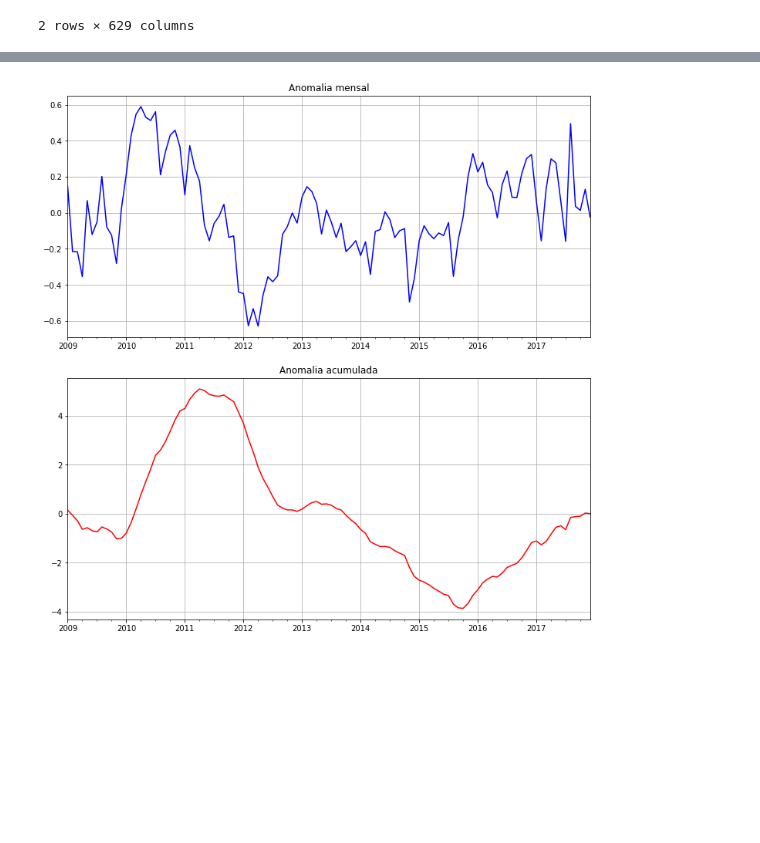
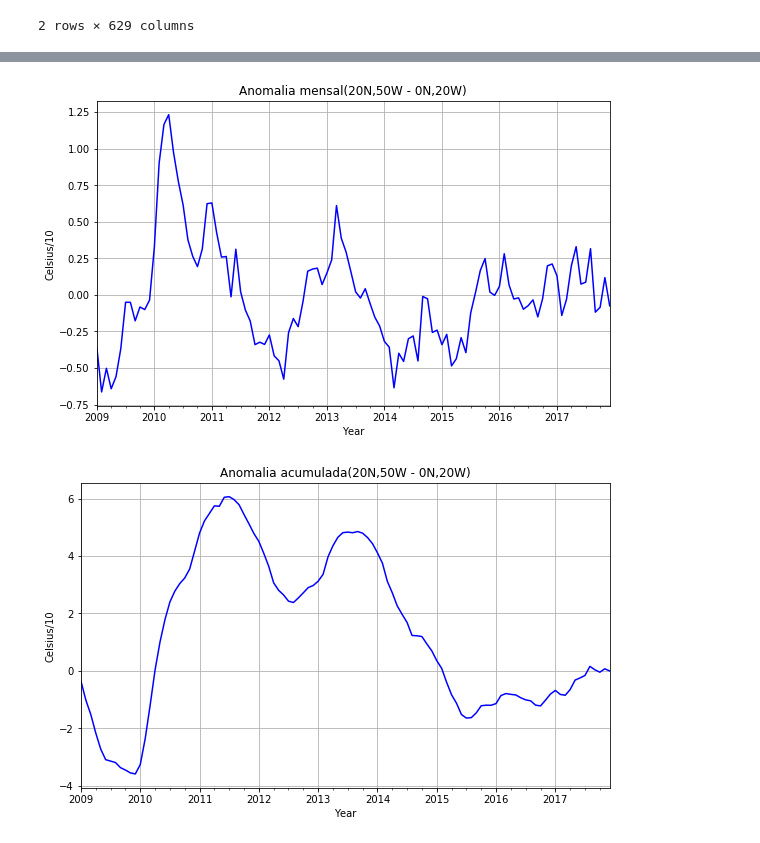
Before and after one commit to tiagotele/experimentos_oceanografia, a Jupyter notebook: Exame dos dados de anomalia.ipynb, the cells around one changed output, grey strips where cells are left out. Cells and saved outputs as stored; diff of their text form; code cells hidden in the pictures; blank space fills up the shorter version.

```diff
--- a/Exame dos dados de anomalia.ipynb
+++ b/Exame dos dados de anomalia.ipynb
@@ -407,15 +356,8 @@ plt.show()
-# %%
-
-fig, axarr = plt.subplots(2)
-fig.set_size_inches(10, 10)
-
-ATS_df[COLUNA_ANOMALIA_DO_MES].plot(ax=axarr[0], color='b', linestyle='-', grid=True)
-axarr[0].set_title('Anomalia mensal(0N,50W - 18S,20W)')
-
-ATS_df[COLUNA_ANOMALIA_ACUMULADA].plot(color='r', linestyle='-', ax=axarr[1], grid=True)
-axarr[1].set_title('Anomalia acumulada')
-plt.tight_layout(pad=0.4, w_pad=0.5, h_pad=2.0)
-
-plt.show()
-# %% [output]
-[figure, removed]
+# %%
+plota_coluna_do_dataframe(ATN_df, 'Anomalia mensal(20N,50W - 0N,20W)',COLUNA_ANOMALIA_DO_MES)
+# %% [output]
+[figure, added]
+# %%
+plota_coluna_do_dataframe(ATN_df, 'Anomalia acumulada(20N,50W - 0N,20W)',COLUNA_ANOMALIA_ACUMULADA)
+# %% [output]
+[figure, added]
```
Also changed, not shown: parts of 32 cells of this notebook.
